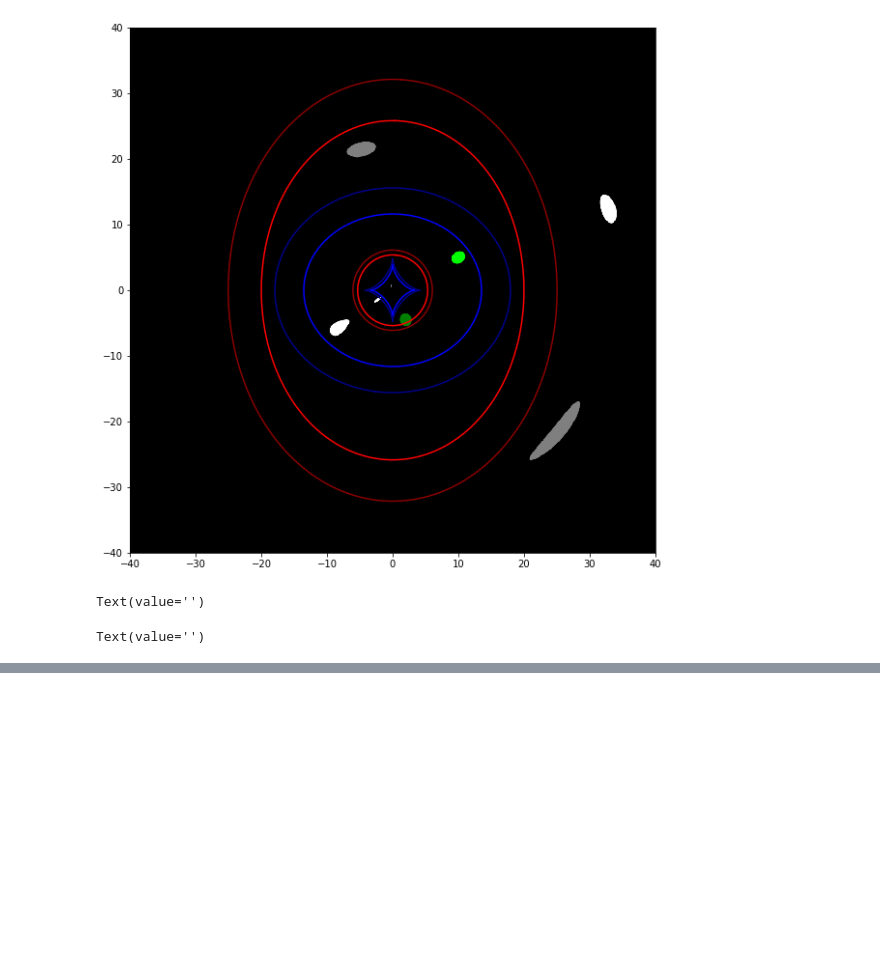
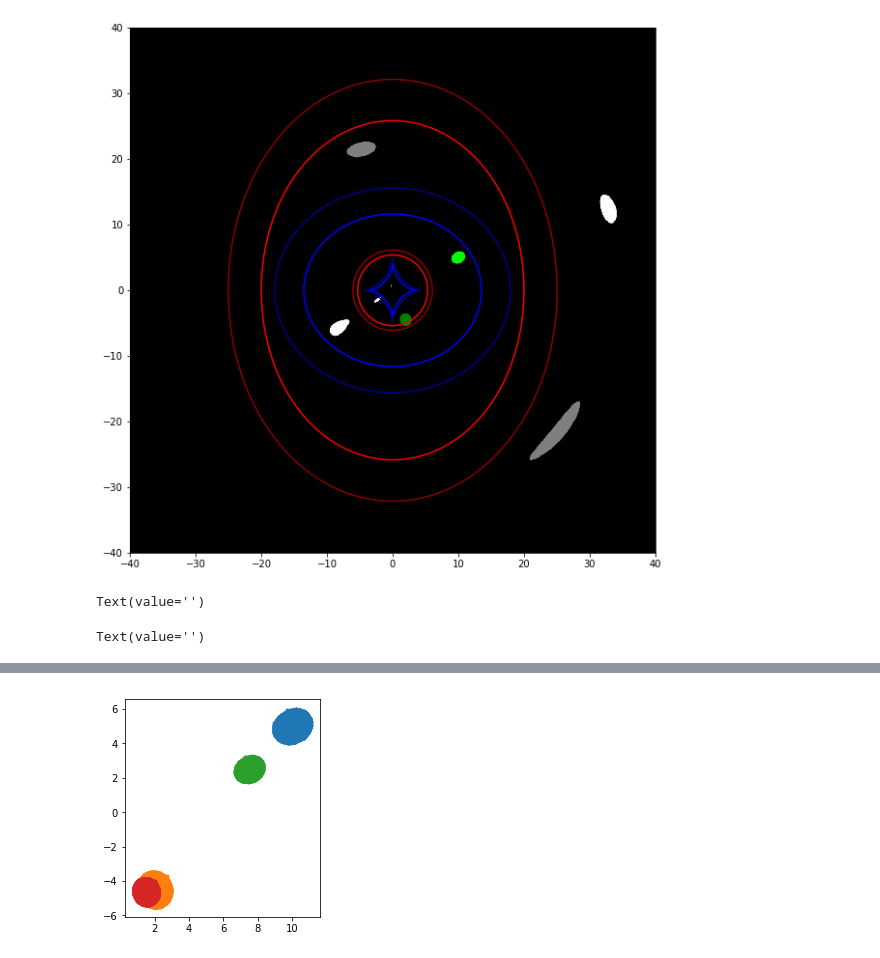
Before and after one commit to j0r1/GRALE2, a Jupyter notebook: pygrale/doc/source/_static/scaledegen.ipynb, the cells around one changed output, grey strips where cells are left out. Saved outputs shown, nothing was run; the diff lists cells and outputs as text; code cells hidden in the pictures; blank space fills up the shorter version.

```diff
--- a/pygrale/doc/source/_static/scaledegen.ipynb
+++ b/pygrale/doc/source/_static/scaledegen.ipynb
@@ -261,0 +287,10 @@ plt.plot(thetas/ANGLE_ARCSEC, density)
+# %%
+iws = inversion.InversionWorkSpace(zd, 80*ANGLE_ARCSEC)
+iws.addImageDataToList(imgDat1, zs1, "extendedimages")
+iws.addImageDataToList(imgDat2, zs2, "extendedimages")
+
+plotutil.plotImagesData(iws.backProject(l))
+plotutil.plotImagesData(iws.backProject(degen))
+plt.gca().set_aspect("equal")
+# %% [output]
+[figure, added]
```
Also changed, not shown: parts of 8 cells of this notebook, 1 other file.
